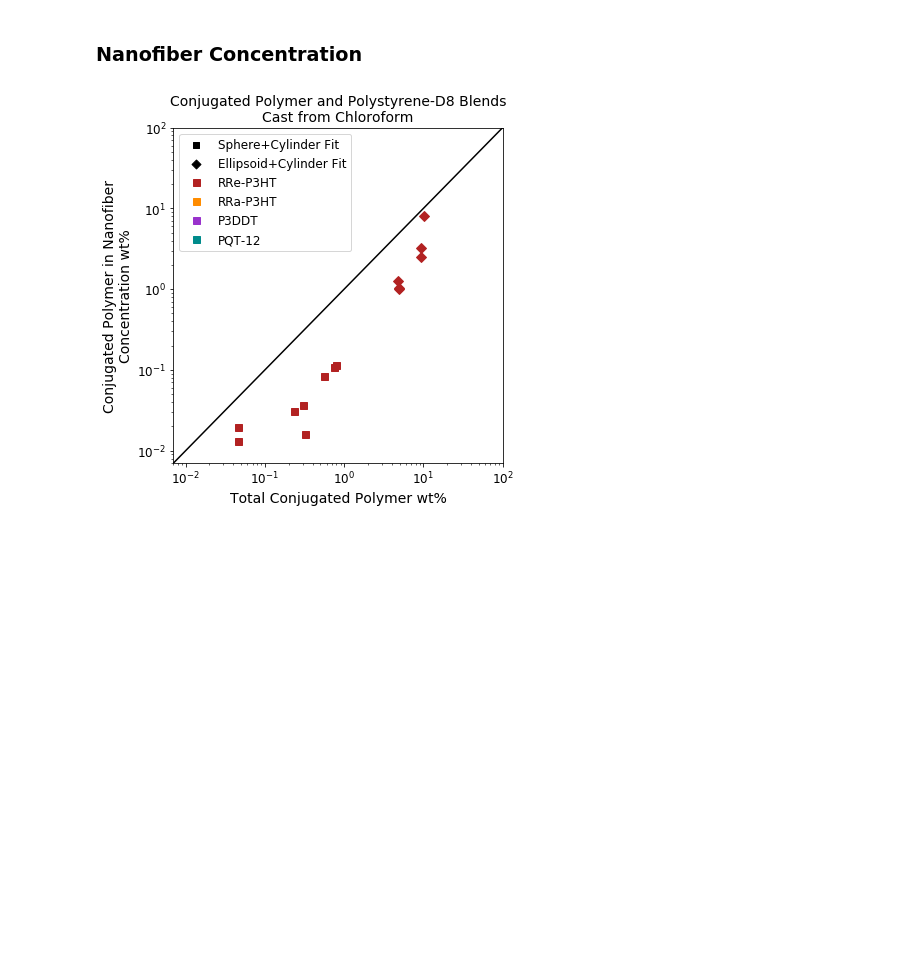
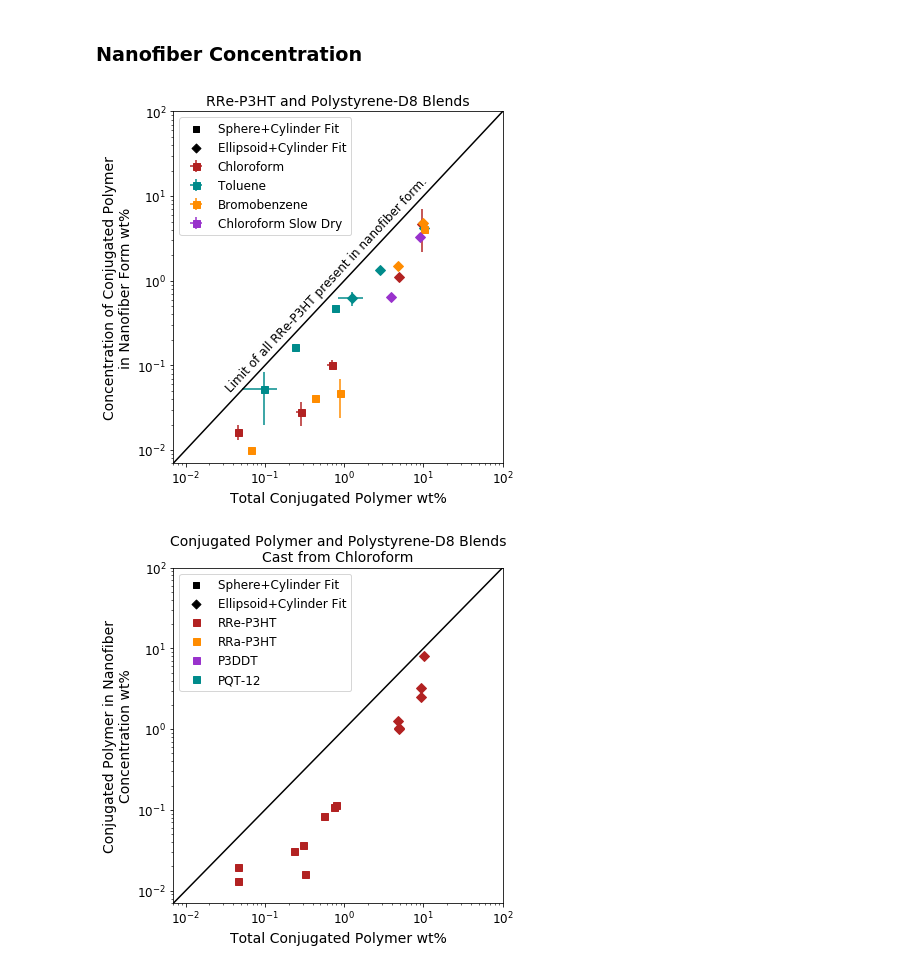
Before and after one commit to pozzo-research-group/c-wolf-blends-morphology, a Jupyter notebook: sans/Sample_Fitting/Plotting_Results_from_All_Fits.ipynb, the cells around one changed output. Drawn from its saved outputs; the diff is of its cells as text; code cells hidden in the pictures; blank space fills up the shorter version.

```diff
--- a/sans/Sample_Fitting/Plotting_Results_from_All_Fits.ipynb
+++ b/sans/Sample_Fitting/Plotting_Results_from_All_Fits.ipynb
@@ -1109,3 +1188,37 @@ def plot_nf_concentration(sphcyl_list, ellcyl_list, label, color, fit_scale=Fals
+# %%
+plt.figure(figsize=(6,6))
+
+
+plot_nf_concentration_reps([[2,102,109], [3,103,110], [101,108]], [[4,104,111],[5,105,112]], 'Chloroform', 'firebrick', fit_scale=False)
+plot_nf_concentration_reps([[29,402,406],[401],[407]], [[30,404],[403],[31,405,408]], 'Toluene', 'darkcyan', fit_scale=False)
+plot_nf_concentration_reps([[301],[302],[23,303],[24]], [[304],[305]], 'Bromobenzene', 'darkorange', fit_scale=False)
+plot_nf_concentration_reps(rre_cf_slow_sphcyl, [[504],[505]], 'Chloroform Slow Dry', 'darkorchid', fit_scale=False)
+
+
+plt.plot([1e-3,1e5],[1e-3,1e5],color='black')
+plt.scatter([1e-3],[1e-3],color='black', marker='s', s=40, label='Sphere+Cylinder Fit')
+plt.scatter([1e-3],[1e-3],color='black', marker='D', s=40, label='Ellipsoid+Cylinder Fit')
+
+plt.xscale('log')
+plt.xlim(0.007,100)
+plt.xlabel('Total Conjugated Polymer wt%', fontsize=14)
+plt.xticks(fontsize=12)
+
+plt.yscale('log')
+plt.ylabel('Concentration of Conjugated Polymer\nin Nanofiber Form wt%', fontsize=14)
+plt.yticks(fontsize=12)
+plt.ylim(0.007,100)
+
+plt.title('RRe-P3HT and Polystyrene-D8 Blends',fontsize=14)
+
+plt.legend(fontsize=12,loc='upper left')
+
+plt.annotate('Limit of all RRe-P3HT present in nanofiber form.',[0.03,0.05],xycoords='data',rotation=47,fontsize=12)
+
+plt.tight_layout()
+plt.savefig('../../data/sans/Sample_Fitting/fitting_figures/scale_plots/RReP3HT_NFconc_UVVisScales_reps.png', dpi=300)
+# %% [output]
+[figure, added]
 # %%
 plt.figure(figsize=(6,6))
 
```
Also changed, not shown: parts of 6 cells of this notebook, 1 other file.
